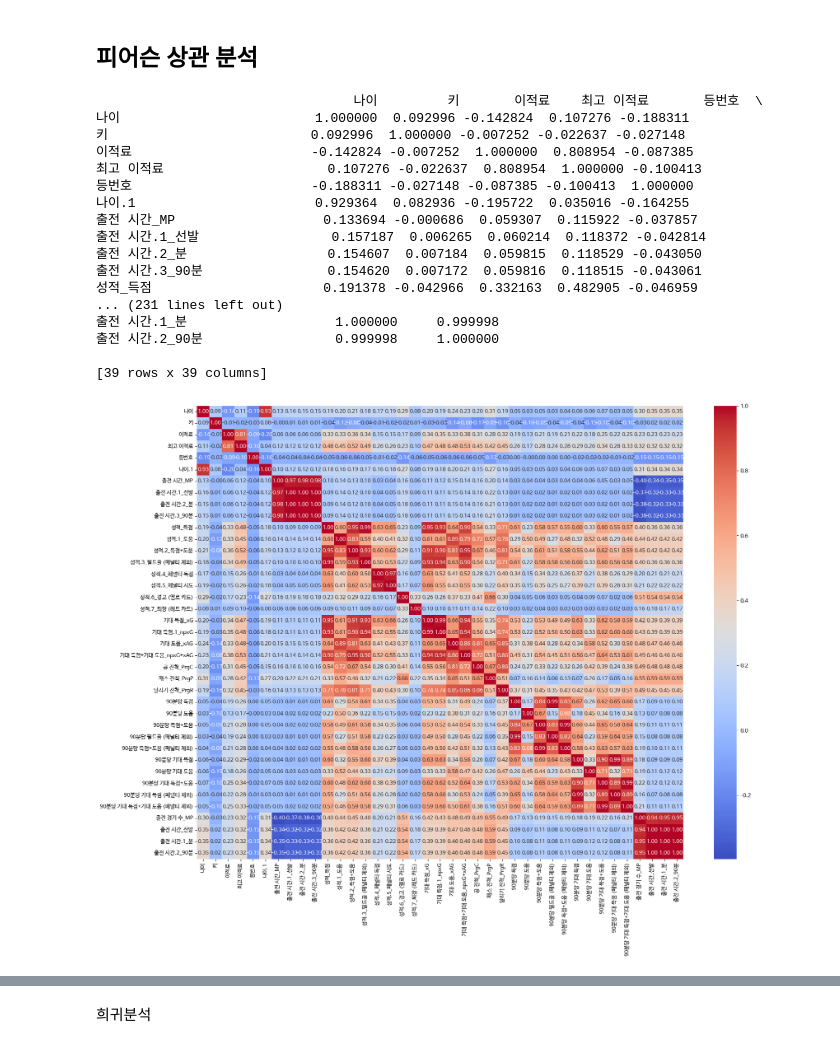
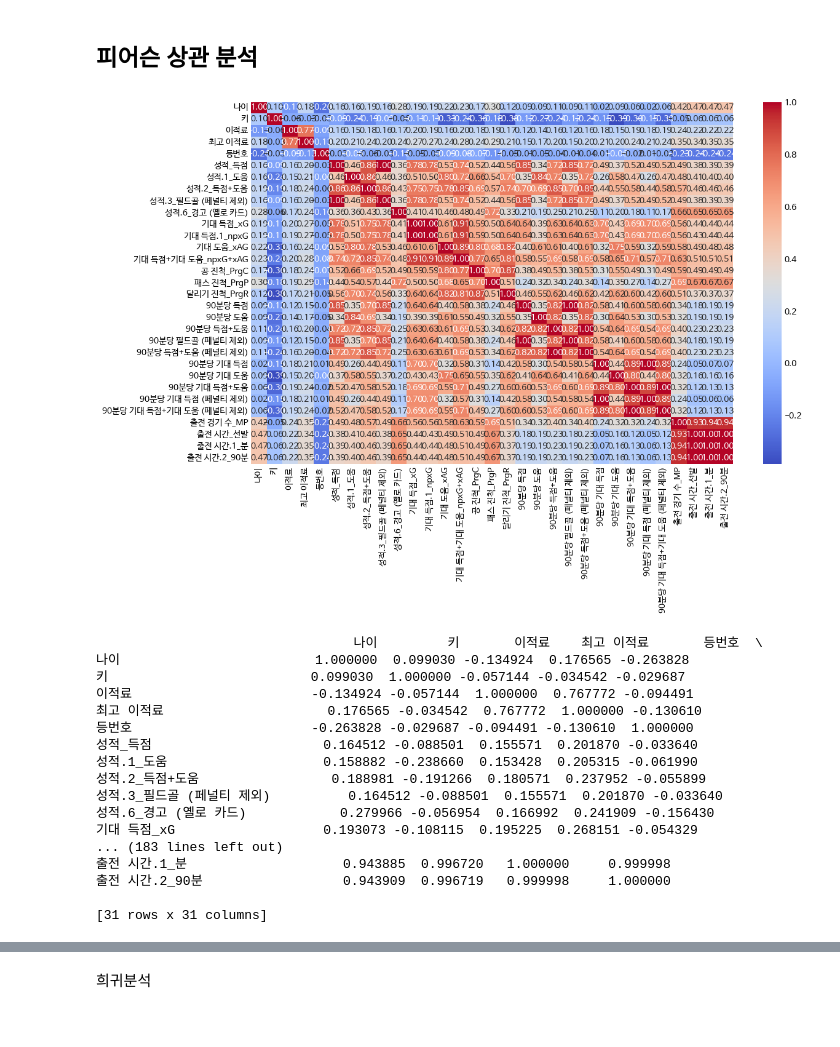
Before and after one commit to nyulnyul/FootballValues, a Jupyter notebook: footballvalue.ipynb, the cells around one changed output, grey strips where cells are left out. Saved outputs shown, nothing was run; the diff lists cells and outputs as text; code cells hidden in the pictures.

```diff
--- a/footballvalue.ipynb
+++ b/footballvalue.ipynb
@@ -58,7 +46,7 @@ from google.colab import drive
 drive.mount('/content/drive')
 
 # 파일 경로
-file_path = '/content/drive/MyDrive/FootballValues/football.xlsx'
+file_path = '/content/drive/MyDrive/FootballValues/football1.xlsx'
 
-!git clone https://github.com/nyulnyul/FootballValues.git '/content/drive/My Drive/FootballValues'
+# !git clone https://github.com/nyulnyul/FootballValues.git '/content/drive/My Drive/FootballValues'
 # %% [output]
@@ -144,7 +131,7 @@ memory usage: 949.7+ KB
 df.columns = [
     '인덱스', '이름', '전체 이름', '나이', '키', '국적', '출생지', '이적료', '최고 이적료',
     '포지션', '등번호', '주발', '클럽', '계약 만료일', '클럽 가입일', '에이전트', '용품업체',
-    '리그', '선수', '국가', '포지션', '나이.1', '출전 시간_MP', '출전 시간.1_선발', '출전 시간.2_분',
+    '리그', '선수', '국가', '포지션', '출전 시간_MP', '출전 시간.1_선발', '출전 시간.2_분',
     '출전 시간.3_90분', '성적_득점', '성적.1_도움', '성적.2_득점+도움', '성적.3_필드골 (페널티 제외)',
     '성적.4_페널티 득점', '성적.5_페널티 시도', '성적.6_경고 (옐로 카드)', '성적.7_퇴장 (레드 카드)',
     '기대 득점_xG', '기대 득점.1_npxG', '기대 도움_xAG', '기대 득점+기대 도움_npxG+xAG',
@@ -354,37 +341,50 @@ R² 값은 모델이 종속 변수의 변동성을 얼마나 설명하는지를
 - 피어슨 상관 계수 이용 독립변수와 이적료 간 상관관계 파악
 # %% [markdown]
 ## 피어슨 상관 분석
-# %%
-
-# 상관 분석
-corr = numeric_df.corr(method='pearson')
-
-# 상관 계수 행렬 출력
-print(corr)
-# %% [output]
-                                 나이         키       이적료    최고 이적료       등번호  \
-나이                         1.000000  0.092996 -0.142824  0.107276 -0.188311
-키                          0.092996  1.000000 -0.007252 -0.022637 -0.027148
-이적료                       -0.142824 -0.007252  1.000000  0.808954 -0.087385
-최고 이적료                     0.107276 -0.022637  0.808954  1.000000 -0.100413
-등번호                       -0.188311 -0.027148 -0.087385 -0.100413  1.000000
-나이.1                       0.929364  0.082936 -0.195722  0.035016 -0.164255
-출전 시간_MP                   0.133694 -0.000686  0.059307  0.115922 -0.037857
-출전 시간.1_선발                 0.157187  0.006265  0.060214  0.118372 -0.042814
-출전 시간.2_분                  0.154607  0.007184  0.059815  0.118529 -0.043050
-출전 시간.3_90분                0.154620  0.007172  0.059816  0.118515 -0.043061
-성적_득점                      0.191378 -0.042966  0.332163  0.482905 -0.046959
-... (231 lines left out)
-출전 시간.1_분                   1.000000     0.999998
-출전 시간.2_90분                 0.999998     1.000000
-
-[39 rows x 39 columns]
+# %%
+# NaN 값이 있는 변수들 확인
+nan_columns = corr.columns[corr.isna().any()].tolist()
+print("NaN 값이 있는 변수들:", nan_columns)
+
+# 해당 변수들의 값 분포 확인
+print(df_cleaned[nan_columns].describe())
+
+# 결측치가 있는 열 제거
+df_cleaned = df_cleaned.dropna(axis=1, how='any')
+
+# 상수 값 (모든 값이 동일한) 열 제거
+df_cleaned = df_cleaned.loc[:, df_cleaned.apply(pd.Series.nunique) != 1]
 # %%
+
+
+# 숫자형 데이터만 선택
+numeric_df_cleaned = df_cleaned.select_dtypes(include=['float64', 'int64'])
+
+# 상관 분석
+corr = numeric_df_cleaned.corr()
+
 # 상관 계수 행렬 시각화
-import seaborn as sns
-
-plt.figure(figsize=(20, 15))
+plt.figure(figsize=(10, 6))
 sns.heatmap(corr, annot=True, fmt=".2f", cmap='coolwarm')
 plt.show()
+
+print(corr)
 # %% [output]
-[figure, old version]
+[figure, new version]
+                                 나이         키       이적료    최고 이적료       등번호  \
+나이                         1.000000  0.099030 -0.134924  0.176565 -0.263828
+키                          0.099030  1.000000 -0.057144 -0.034542 -0.029687
+이적료                       -0.134924 -0.057144  1.000000  0.767772 -0.094491
+최고 이적료                     0.176565 -0.034542  0.767772  1.000000 -0.130610
+등번호                       -0.263828 -0.029687 -0.094491 -0.130610  1.000000
+성적_득점                      0.164512 -0.088501  0.155571  0.201870 -0.033640
+성적.1_도움                    0.158882 -0.238660  0.153428  0.205315 -0.061990
+성적.2_득점+도움                 0.188981 -0.191266  0.180571  0.237952 -0.055899
+성적.3_필드골 (페널티 제외)          0.164512 -0.088501  0.155571  0.201870 -0.033640
+성적.6_경고 (옐로 카드)            0.279966 -0.056954  0.166992  0.241909 -0.156430
+기대 득점_xG                   0.193073 -0.108115  0.195225  0.268151 -0.054329
+... (183 lines left out)
+출전 시간.1_분                    0.943885  0.996720   1.000000     0.999998
+출전 시간.2_90분                  0.943909  0.996719   0.999998     1.000000
+
+[31 rows x 31 columns]
```
Also changed, not shown: parts of 10 cells of this notebook.
